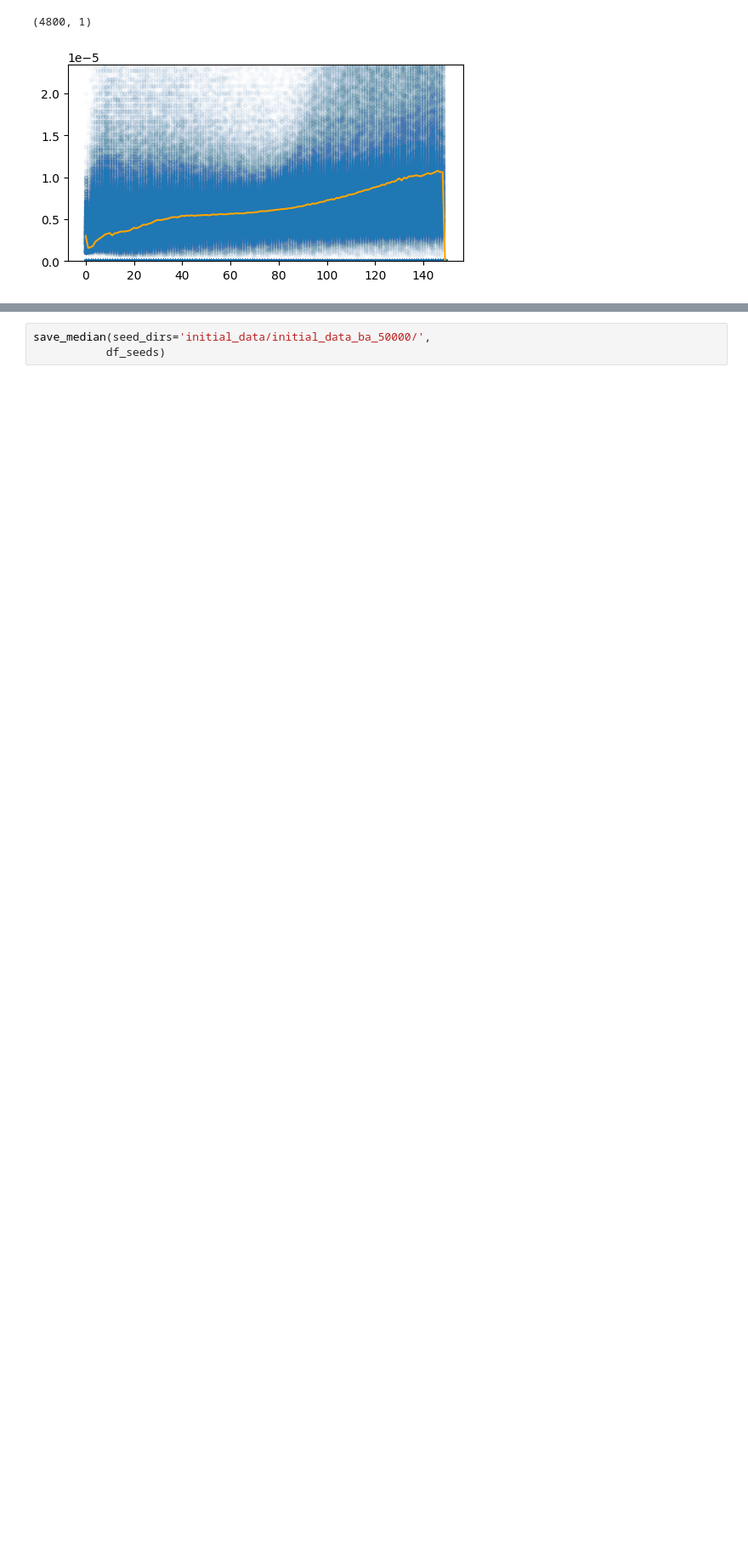
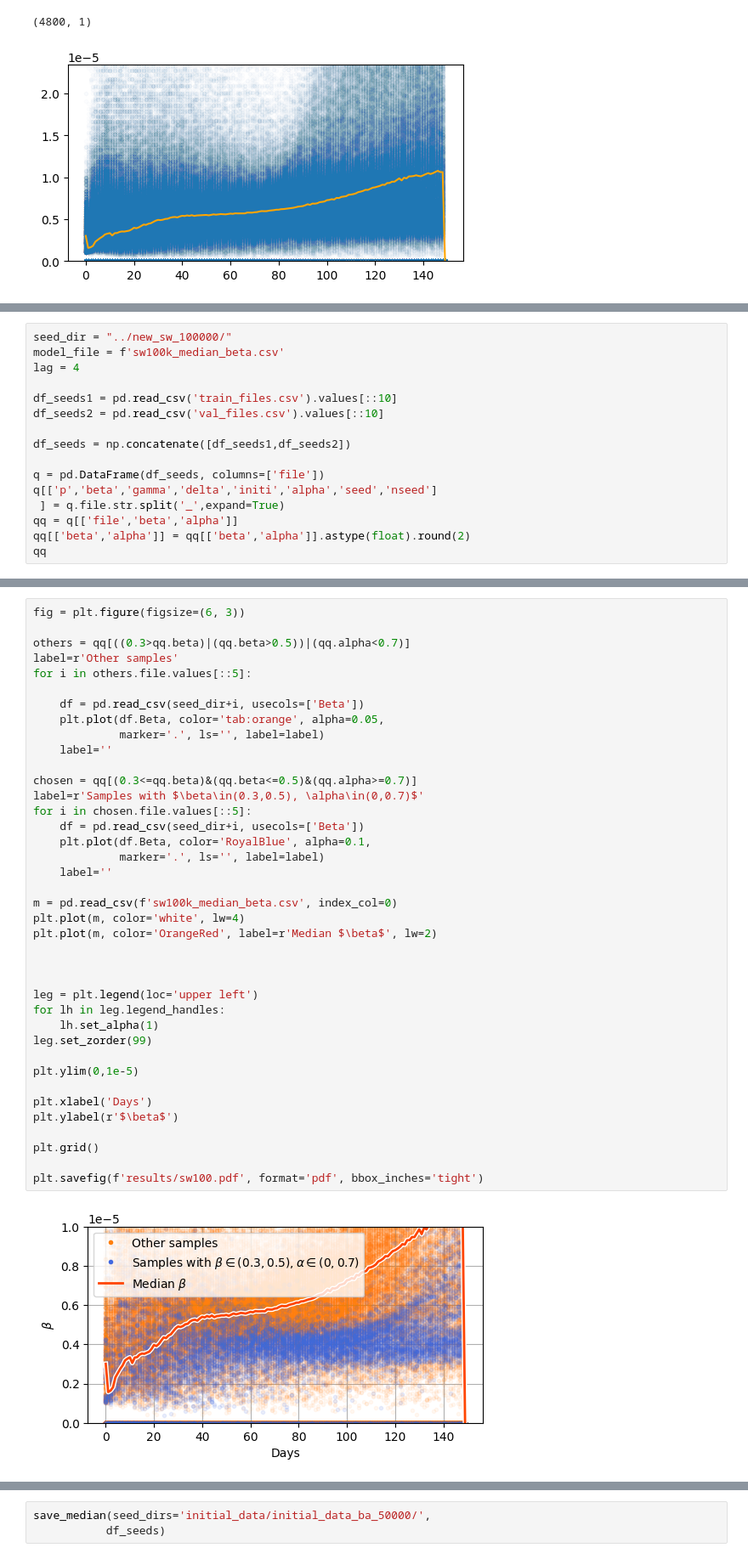
Before and after one commit to Mpkosh/network_hybrid_33, a Jupyter notebook: save_median.ipynb, the cells around one changed output, grey strips where cells are left out. Shown at 85% size. Saved outputs shown, nothing was run; the diff lists cells and outputs as text; blank space fills up the shorter version.

```diff
--- a/save_median.ipynb
+++ b/save_median.ipynb
@@ -74,0 +73,16 @@ save_median(seed_dir, df_seeds, is_filename=True,
+# %%
+seed_dir = "../new_sw_100000/"
+model_file = f'sw100k_median_beta.csv'
+lag = 4
+
+df_seeds1 = pd.read_csv('train_files.csv').values[::10]
+df_seeds2 = pd.read_csv('val_files.csv').values[::10]
+
+df_seeds = np.concatenate([df_seeds1,df_seeds2])
+
+q = pd.DataFrame(df_seeds, columns=['file'])
+q[['p','beta','gamma','delta','initi','alpha','seed','nseed']
+ ] = q.file.str.split('_',expand=True)
+qq = q[['file','beta','alpha']]
+qq[['beta','alpha']] = qq[['beta','alpha']].astype(float).round(2)
+qq
@@ -74,0 +103,41 @@ save_median(seed_dir, df_seeds, is_filename=True,
+# %%
+fig = plt.figure(figsize=(6, 3))
+
+others = qq[((0.3>qq.beta)|(qq.beta>0.5))|(qq.alpha<0.7)]
+label=r'Other samples'
+for i in others.file.values[::5]:
+
+    df = pd.read_csv(seed_dir+i, usecols=['Beta'])
+    plt.plot(df.Beta, color='tab:orange', alpha=0.05,
+             marker='.', ls='', label=label)
+    label=''
+
+chosen = qq[(0.3<=qq.beta)&(qq.beta<=0.5)&(qq.alpha>=0.7)]
+label=r'Samples with $\beta\in(0.3,0.5), \alpha\in(0,0.7)$'
+for i in chosen.file.values[::5]:
+    df = pd.read_csv(seed_dir+i, usecols=['Beta'])
+    plt.plot(df.Beta, color='RoyalBlue', alpha=0.1,
+             marker='.', ls='', label=label)
+    label=''
+
+m = pd.read_csv(f'sw100k_median_beta.csv', index_col=0)
+plt.plot(m, color='white', lw=4)
+plt.plot(m, color='OrangeRed', label=r'Median $\beta$', lw=2)
+
+
+
+leg = plt.legend(loc='upper left')
+for lh in leg.legend_handles:
+    lh.set_alpha(1)
+leg.set_zorder(99)
+
+plt.ylim(0,1e-5)
+
+plt.xlabel('Days')
+plt.ylabel(r'$\beta$')
+
+plt.grid()
+
+plt.savefig(f'results/sw100.pdf', format='pdf', bbox_inches='tight')
+# %% [output]
+[figure, added]
```
Also changed, not shown: parts of 3 cells of this notebook, 10 other files.
